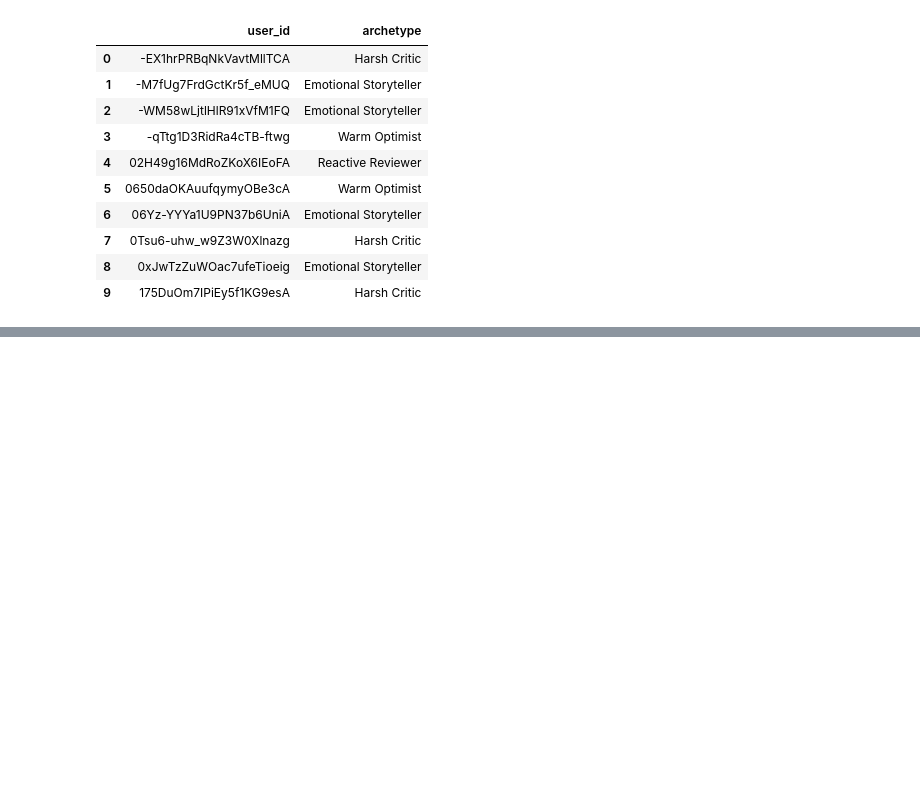
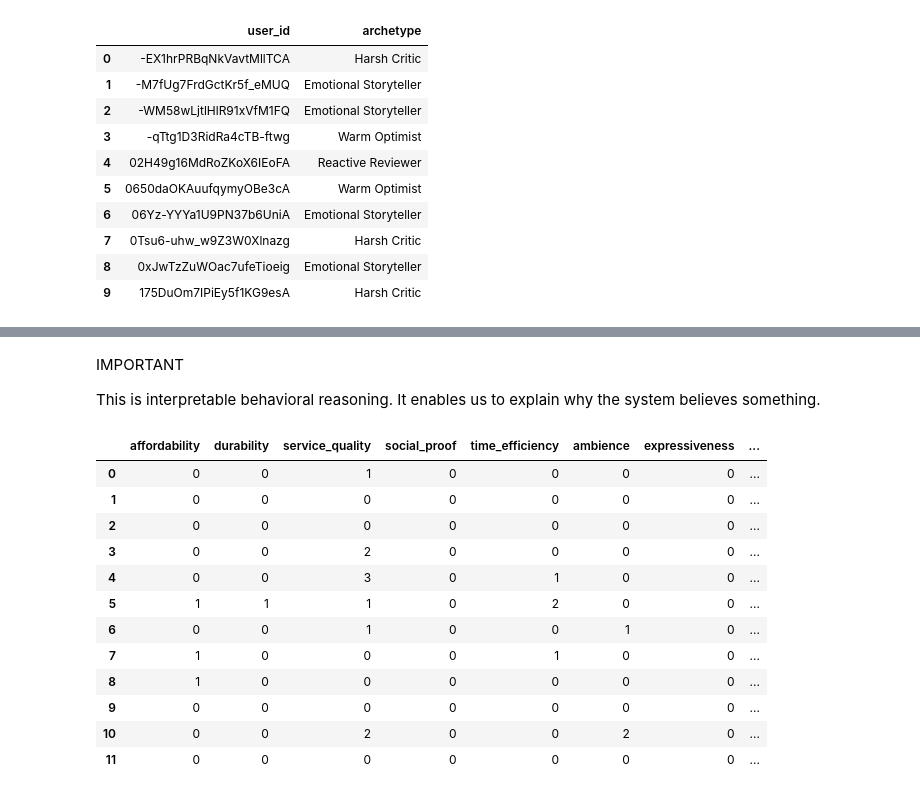
Before and after one commit to entia-lighthaus/project-agent, a Jupyter notebook: notebooks/01_yelp_exploration.ipynb, the cells around one changed output, grey strips where cells are left out. Drawn from its saved outputs; the diff is of its cells as text; code cells hidden in the pictures; blank space fills up the shorter version.

```diff
--- a/notebooks/01_yelp_exploration.ipynb
+++ b/notebooks/01_yelp_exploration.ipynb
@@ -988,0 +1174,48 @@ curated_reviews.head()
+# %% [markdown]
+IMPORTANT
+
+This is interpretable behavioral reasoning. It enables us to explain why the system believes something.
+# %%
+# STEP 35 - APPLY VALUE SIGNAL EXTRACTION
+# Now we apply this function to all reviews to extract value signals for each review,
+# which will allow us to analyze the presence of different value-related themes in the
+# reviews and understand customer preferences.
+
+from tqdm import tqdm
+
+tqdm.pandas()
+
+curated_reviews["value_signals"] = (
+    curated_reviews["text"]
+    .progress_apply(
+        lambda x: extract_value_signals(
+            x,
+            value_taxonomy
+        )
+    )
+)
+# %%
+# STEP 36 — EXPAND VALUE SIGNALS INTO COLUMNS
+# This will allow us to analyze the presence of different value-related themes in the reviews and
+# understand customer preferences in a more structured way, enabling us to identify patterns and
+# insights related to the values expressed in the reviews.
+
+value_df = pd.json_normalize(
+    curated_reviews["value_signals"]
+)
+
+value_df.head(12)
+# %% [output]
+|  | affordability | durability | service_quality | social_proof | time_efficiency | ambience | expressiveness | ... |
+| 0 | 0 | 0 | 1 | 0 | 0 | 0 | 0 | ... |
+| 1 | 0 | 0 | 0 | 0 | 0 | 0 | 0 | ... |
+| 2 | 0 | 0 | 0 | 0 | 0 | 0 | 0 | ... |
+| 3 | 0 | 0 | 2 | 0 | 0 | 0 | 0 | ... |
+| 4 | 0 | 0 | 3 | 0 | 1 | 0 | 0 | ... |
+| 5 | 1 | 1 | 1 | 0 | 2 | 0 | 0 | ... |
+| 6 | 0 | 0 | 1 | 0 | 0 | 1 | 0 | ... |
+| 7 | 1 | 0 | 0 | 0 | 1 | 0 | 0 | ... |
+| 8 | 1 | 0 | 0 | 0 | 0 | 0 | 0 | ... |
+| 9 | 0 | 0 | 0 | 0 | 0 | 0 | 0 | ... |
+| 10 | 0 | 0 | 2 | 0 | 0 | 2 | 0 | ... |
+| 11 | 0 | 0 | 0 | 0 | 0 | 0 | 0 | ... |
```
Also changed, not shown: parts of 41 cells of this notebook, 2 other files.
